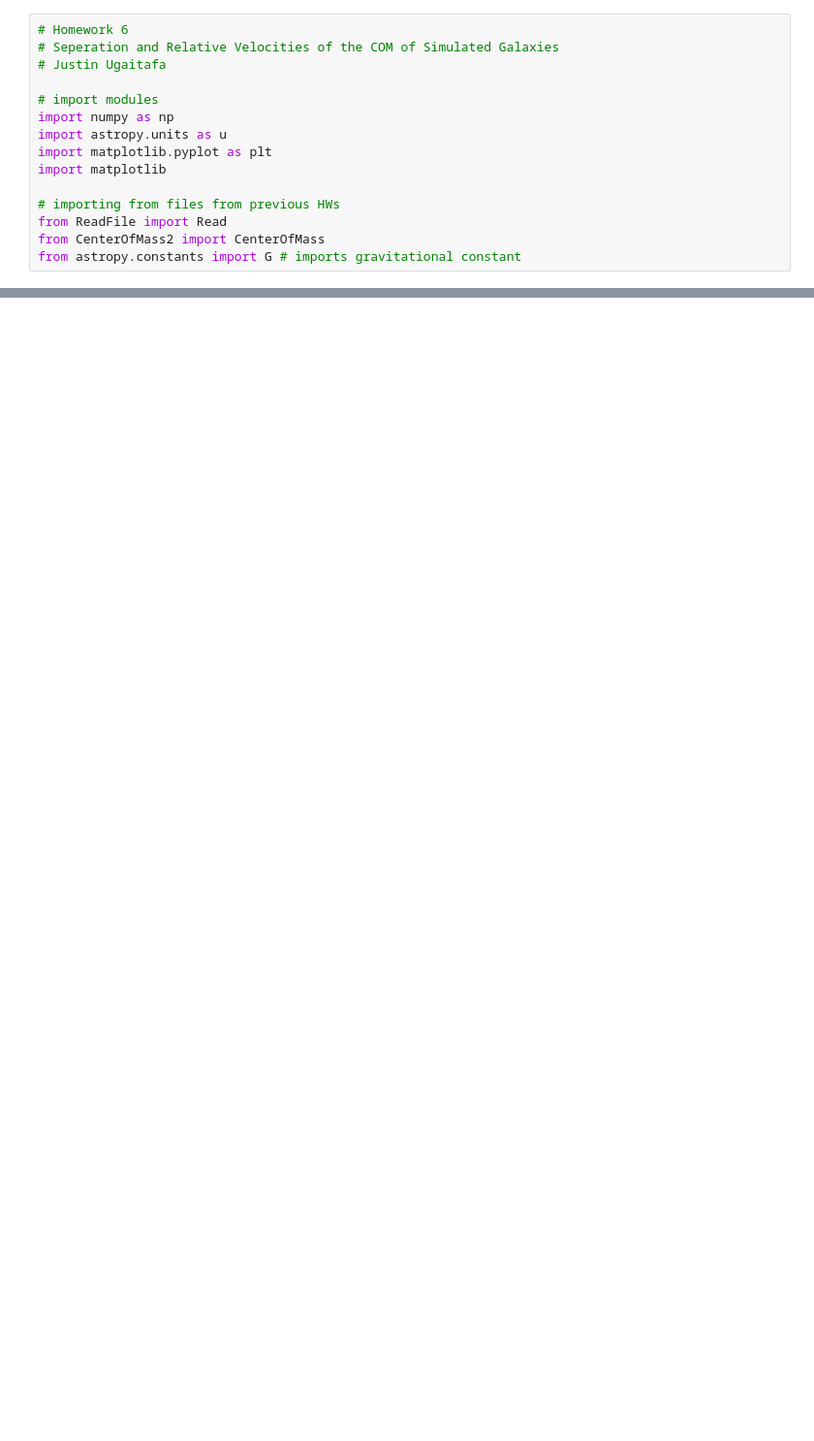
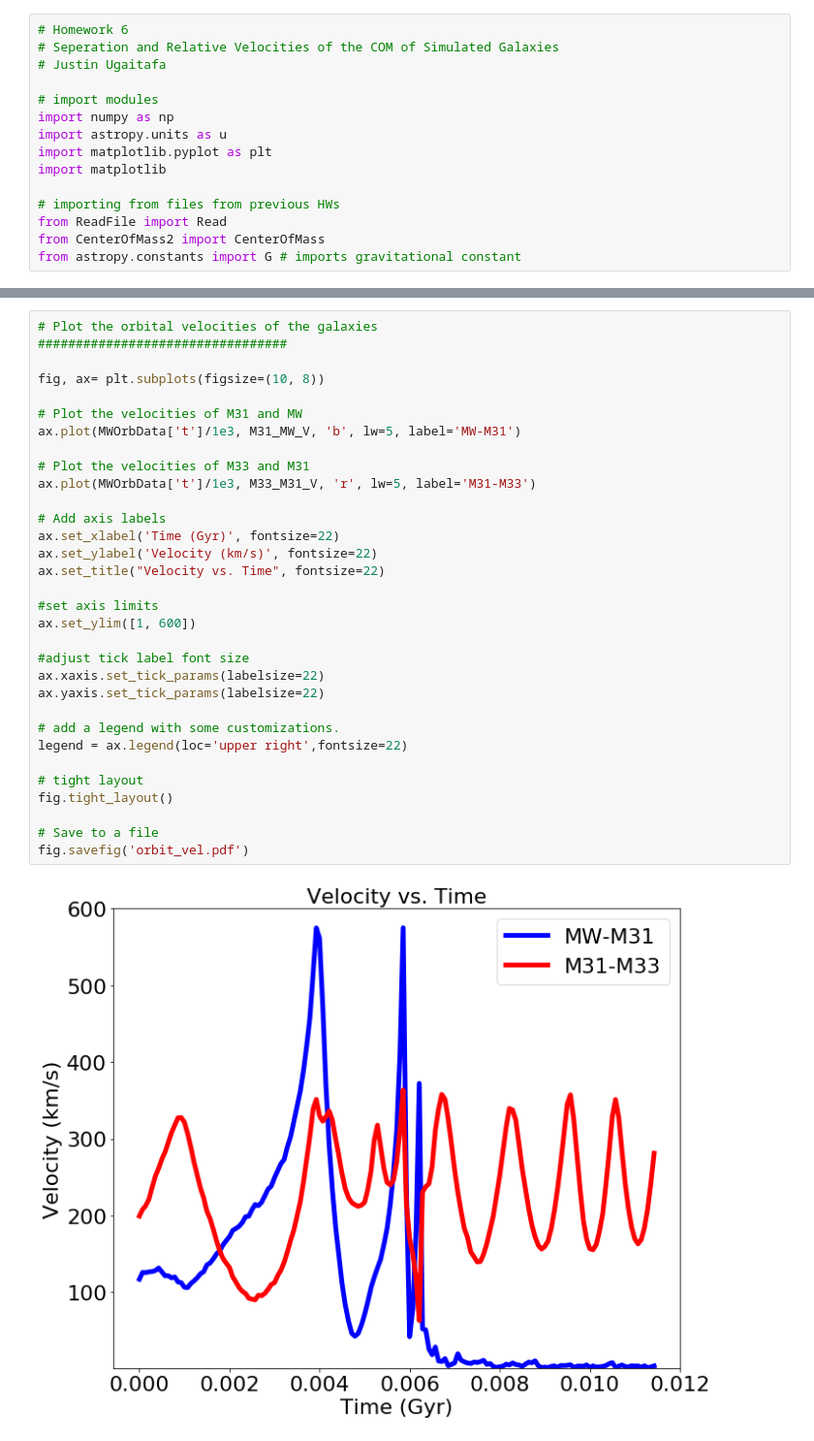
Before and after one commit to JTOKING/400B_Ugaitafa, a Jupyter notebook: Homeworks/HW6/OrbitCOM.ipynb, the cells around one changed output, grey strips where cells are left out. Shown at 97% size. Cells and saved outputs as stored; diff of their text form; blank space fills up the shorter version.

```diff
--- a/Homeworks/HW6/OrbitCOM.ipynb
+++ b/Homeworks/HW6/OrbitCOM.ipynb
@@ -81,0 +164,34 @@ OSError: Orbit_MW.txt not found.
+# %%
+# Plot the orbital velocities of the galaxies
+#################################
+
+fig, ax= plt.subplots(figsize=(10, 8))
+
+# Plot the velocities of M31 and MW
+ax.plot(MWOrbData['t']/1e3, M31_MW_V, 'b', lw=5, label='MW-M31')
+
+# Plot the velocities of M33 and M31
+ax.plot(MWOrbData['t']/1e3, M33_M31_V, 'r', lw=5, label='M31-M33')
+
+# Add axis labels
+ax.set_xlabel('Time (Gyr)', fontsize=22)
+ax.set_ylabel('Velocity (km/s)', fontsize=22)
+ax.set_title("Velocity vs. Time", fontsize=22)
+
+#set axis limits
+ax.set_ylim([1, 600])
+
+#adjust tick label font size
+ax.xaxis.set_tick_params(labelsize=22)
+ax.yaxis.set_tick_params(labelsize=22)
+
+# add a legend with some customizations.
+legend = ax.legend(loc='upper right',fontsize=22)
+
+# tight layout
+fig.tight_layout()
+
+# Save to a file
+fig.savefig('orbit_vel.pdf')
+# %% [output]
+[figure, added]
```
Also changed, not shown: parts of 10 cells of this notebook.
